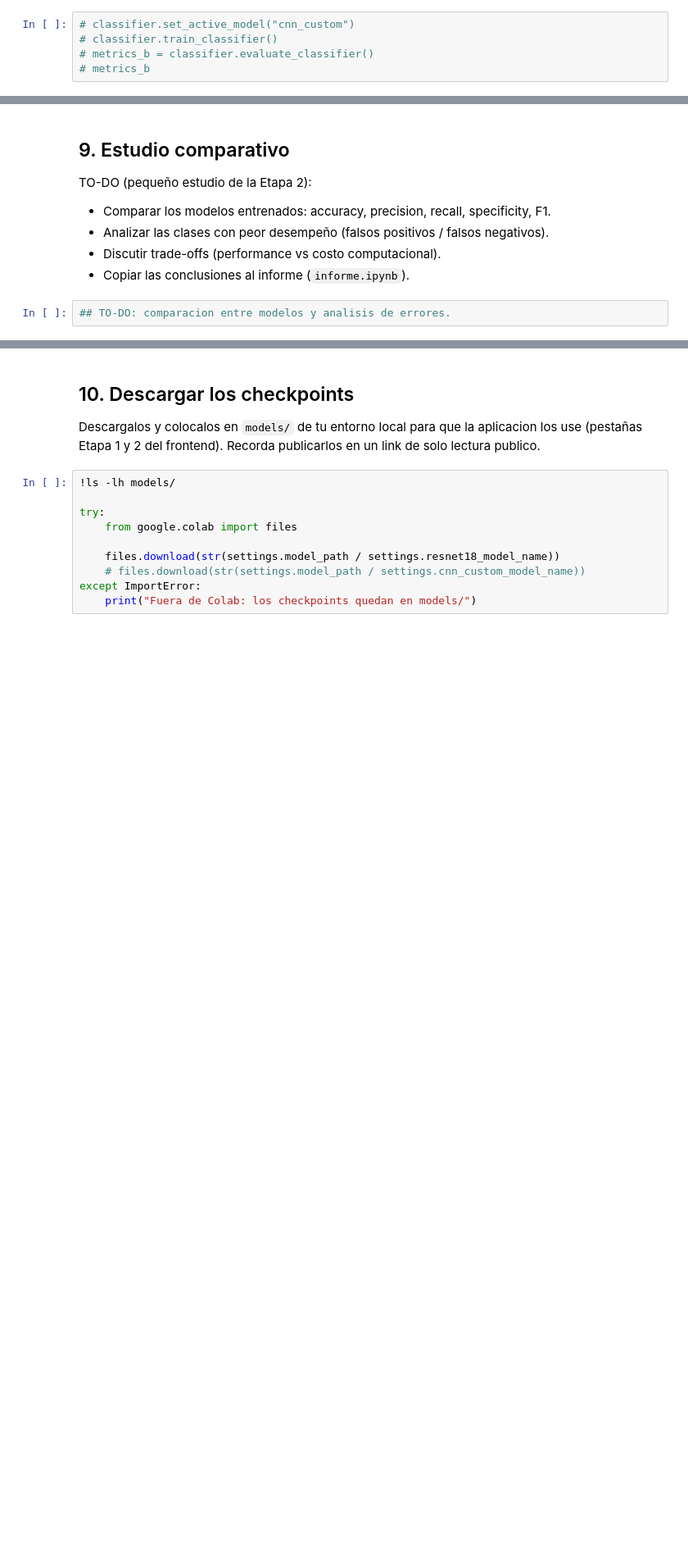
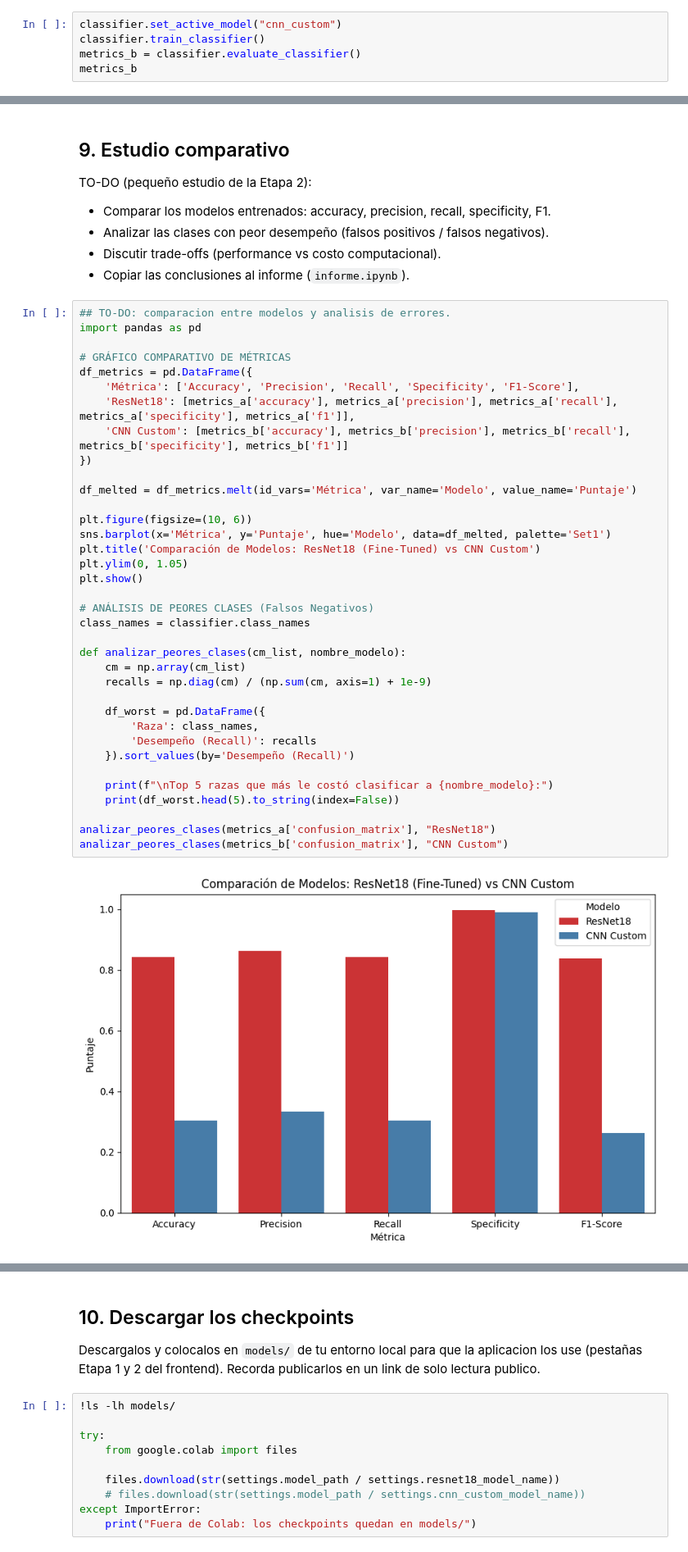
Before and after one commit to FacundoMol/tuia-dog-recognition-app, a Jupyter notebook: etapa2_colab.ipynb, the cells around one changed output, grey strips where cells are left out. Shown at 82% size. Drawn from its saved outputs; the diff is of its cells as text; blank space fills up the shorter version.

```diff
--- a/etapa2_colab.ipynb
+++ b/etapa2_colab.ipynb
@@ -217,7 +245,7 @@ plt.show()
 `train_classifier` con el modelo activo `cnn_custom` debe guardar el checkpoint en
 `models/cnn_custom.pth` (o el nombre configurado en CNN_CUSTOM_MODEL_NAME).
 # %%
-# classifier.set_active_model("cnn_custom")
-# classifier.train_classifier()
-# metrics_b = classifier.evaluate_classifier()
-# metrics_b
+classifier.set_active_model("cnn_custom")
+classifier.train_classifier()
+metrics_b = classifier.evaluate_classifier()
+metrics_b
@@ -231,3 +288,39 @@ TO-DO (pequeño estudio de la Etapa 2):
 - Copiar las conclusiones al informe (`informe.ipynb`).
 # %%
 ## TO-DO: comparacion entre modelos y analisis de errores.
+import pandas as pd
+
+# GRÁFICO COMPARATIVO DE MÉTRICAS
+df_metrics = pd.DataFrame({
+    'Métrica': ['Accuracy', 'Precision', 'Recall', 'Specificity', 'F1-Score'],
+    'ResNet18': [metrics_a['accuracy'], metrics_a['precision'], metrics_a['recall'], metrics_a['specificity'], metrics_a['f1']],
+    'CNN Custom': [metrics_b['accuracy'], metrics_b['precision'], metrics_b['recall'], metrics_b['specificity'], metrics_b['f1']]
+})
+
+df_melted = df_metrics.melt(id_vars='Métrica', var_name='Modelo', value_name='Puntaje')
+
+plt.figure(figsize=(10, 6))
+sns.barplot(x='Métrica', y='Puntaje', hue='Modelo', data=df_melted, palette='Set1')
+plt.title('Comparación de Modelos: ResNet18 (Fine-Tuned) vs CNN Custom')
+plt.ylim(0, 1.05)
+plt.show()
+
+# ANÁLISIS DE PEORES CLASES (Falsos Negativos)
+class_names = classifier.class_names
+
+def analizar_peores_clases(cm_list, nombre_modelo):
+    cm = np.array(cm_list)
+    recalls = np.diag(cm) / (np.sum(cm, axis=1) + 1e-9)
+
+    df_worst = pd.DataFrame({
+        'Raza': class_names,
+        'Desempeño (Recall)': recalls
+    }).sort_values(by='Desempeño (Recall)')
+
+    print(f"\nTop 5 razas que más le costó clasificar a {nombre_modelo}:")
+    print(df_worst.head(5).to_string(index=False))
+
+analizar_peores_clases(metrics_a['confusion_matrix'], "ResNet18")
+analizar_peores_clases(metrics_b['confusion_matrix'], "CNN Custom")
+# %% [output]
+[figure, added]
```
Also changed, not shown: parts of 8 cells of this notebook, 3 other files.
